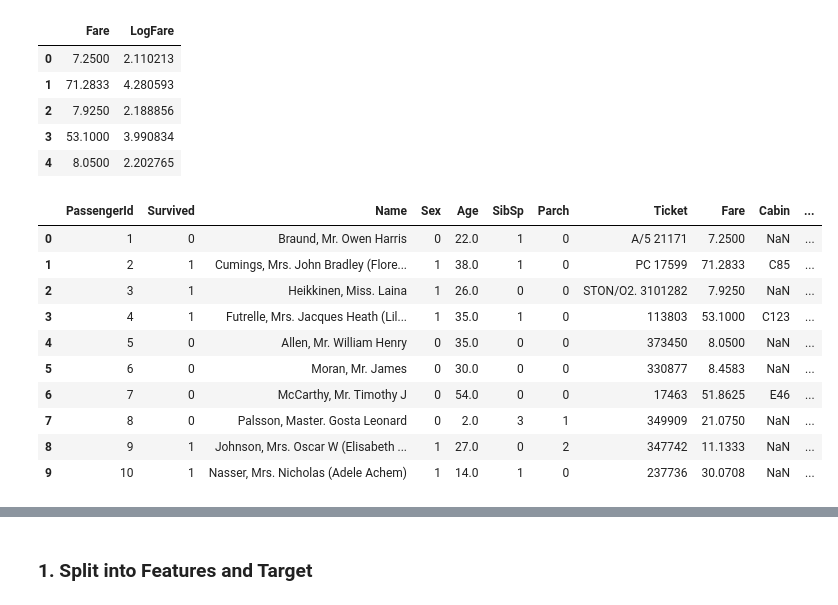
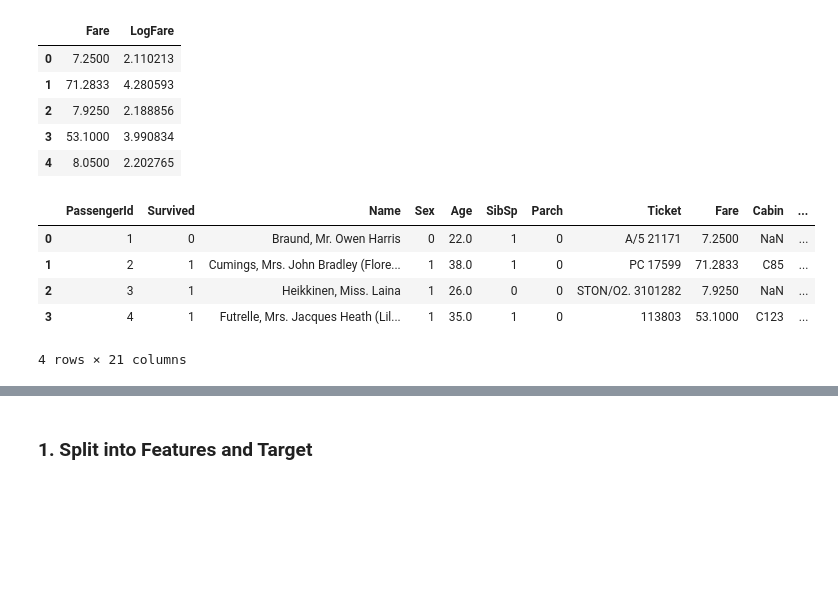
Before and after one commit to AnnaBilokon/titanic-survival-prediction, a Jupyter notebook: titanic_project.ipynb, the cells around one changed output, grey strips where cells are left out. Saved outputs shown, nothing was run; the diff lists cells and outputs as text; code cells hidden in the pictures; blank space fills up the shorter version.

```diff
--- a/titanic_project.ipynb
+++ b/titanic_project.ipynb
@@ -241,4 +244,6 @@ df_test.head(10)
 # %%
+df_train["Pclass_raw"] = df_train["Pclass"]
+
 df_train = pd.get_dummies(df_train, columns=['Pclass'], prefix='Pclass')
 df_test  = pd.get_dummies(df_test, columns=['Pclass'], prefix='Pclass')
 # %% [markdown]
@@ -374,16 +379,11 @@ For example, when doing 'df[col].method(value, inplace=True)', try using 'df.met
 | 3 | 53.1000 | 3.990834 |
 | 4 | 8.0500 | 2.202765 |
 # %%
-df_train.head(10)
+df_train.head(4)
 # %% [output]
 |  | PassengerId | Survived | Name | Sex | Age | SibSp | Parch | Ticket | Fare | Cabin | ... |
 | 0 | 1 | 0 | Braund, Mr. Owen Harris | 0 | 22.0 | 1 | 0 | A/5 21171 | 7.2500 | NaN | ... |
 | 1 | 2 | 1 | Cumings, Mrs. John Bradley (Flore... | 1 | 38.0 | 1 | 0 | PC 17599 | 71.2833 | C85 | ... |
 | 2 | 3 | 1 | Heikkinen, Miss. Laina | 1 | 26.0 | 0 | 0 | STON/O2. 3101282 | 7.9250 | NaN | ... |
 | 3 | 4 | 1 | Futrelle, Mrs. Jacques Heath (Lil... | 1 | 35.0 | 1 | 0 | 113803 | 53.1000 | C123 | ... |
-| 4 | 5 | 0 | Allen, Mr. William Henry | 0 | 35.0 | 0 | 0 | 373450 | 8.0500 | NaN | ... |
-| 5 | 6 | 0 | Moran, Mr. James | 0 | 30.0 | 0 | 0 | 330877 | 8.4583 | NaN | ... |
-| 6 | 7 | 0 | McCarthy, Mr. Timothy J | 0 | 54.0 | 0 | 0 | 17463 | 51.8625 | E46 | ... |
-| 7 | 8 | 0 | Palsson, Master. Gosta Leonard | 0 | 2.0 | 3 | 1 | 349909 | 21.0750 | NaN | ... |
-| 8 | 9 | 1 | Johnson, Mrs. Oscar W (Elisabeth ... | 1 | 27.0 | 0 | 2 | 347742 | 11.1333 | NaN | ... |
-| 9 | 10 | 1 | Nasser, Mrs. Nicholas (Adele Achem) | 1 | 14.0 | 1 | 0 | 237736 | 30.0708 | NaN | ... |
+4 rows × 21 columns
```
Also changed, not shown: parts of 11 cells of this notebook.
